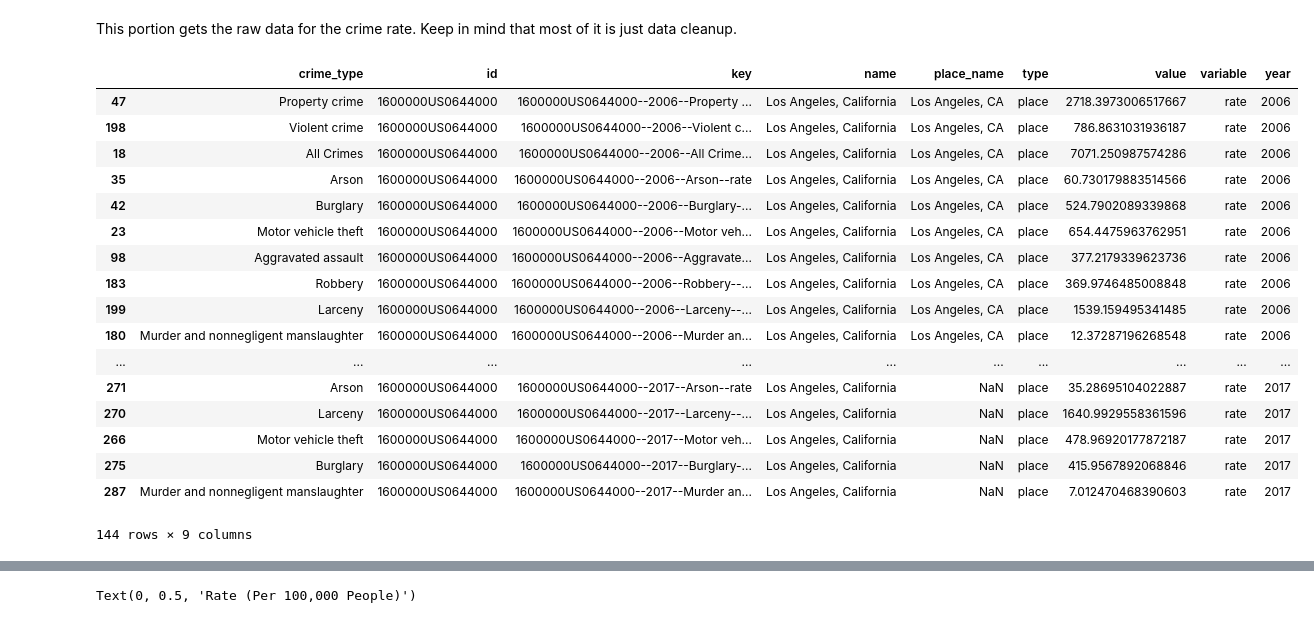
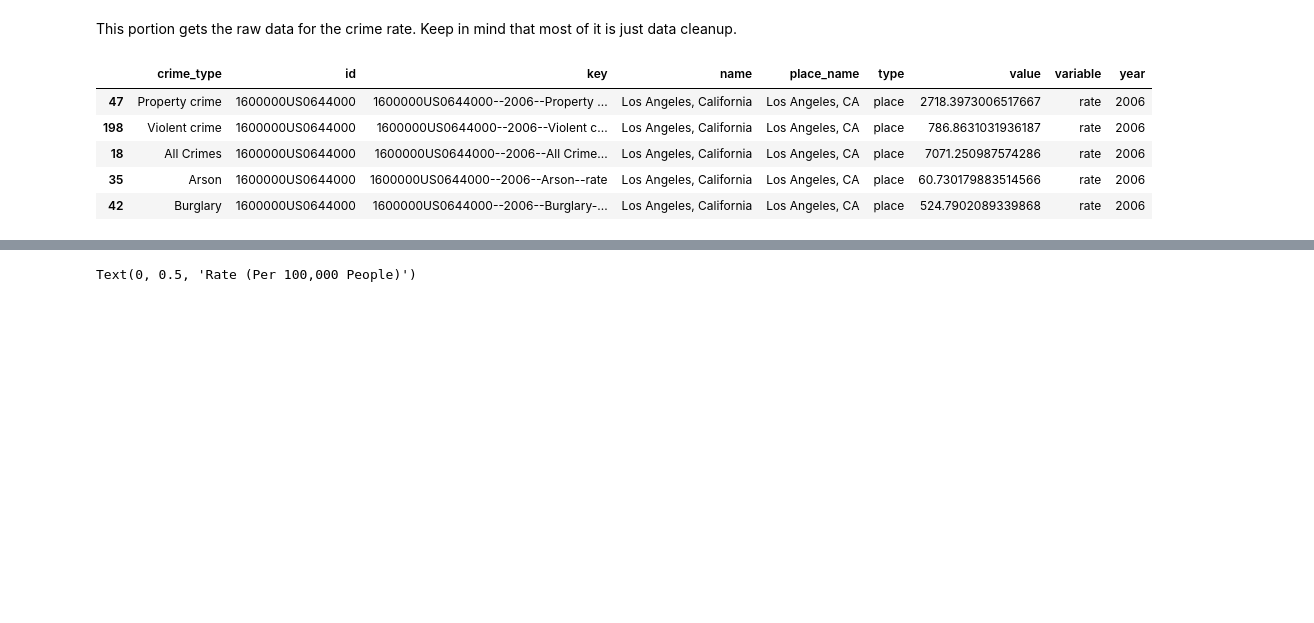
Before and after one commit to MikeAnderson89/National-Crime-Rate-Correlations, a Jupyter notebook: Los Angeles/Los_Angeles_Crime_Rate_Analysis.ipynb, the cells around one changed output, grey strips where cells are left out. Cells and saved outputs as stored; diff of their text form; code cells hidden in the pictures; blank space fills up the shorter version.

```diff
--- a/Los Angeles/Los_Angeles_Crime_Rate_Analysis.ipynb
+++ b/Los Angeles/Los_Angeles_Crime_Rate_Analysis.ipynb
@@ -27,30 +27,18 @@ data_df = pd.DataFrame(data)
 # %%
 #Sorting the values by year
 data_df = data_df.sort_values('year')
 
 #Finding only the "rate" of the number of crimes, not the count, so that it's uniform city to city
 crime_rate_df = data_df.loc[data_df['variable'] == 'rate']
 
-crime_rate_df
+crime_rate_df.head()
 # %% [output]
 |  | crime_type | id | key | name | place_name | type | value | variable | year |
 | 47 | Property crime | 1600000US0644000 | 1600000US0644000--2006--Property ... | Los Angeles, California | Los Angeles, CA | place | 2718.3973006517667 | rate | 2006 |
 | 198 | Violent crime | 1600000US0644000 | 1600000US0644000--2006--Violent c... | Los Angeles, California | Los Angeles, CA | place | 786.8631031936187 | rate | 2006 |
 | 18 | All Crimes | 1600000US0644000 | 1600000US0644000--2006--All Crime... | Los Angeles, California | Los Angeles, CA | place | 7071.250987574286 | rate | 2006 |
 | 35 | Arson | 1600000US0644000 | 1600000US0644000--2006--Arson--rate | Los Angeles, California | Los Angeles, CA | place | 60.730179883514566 | rate | 2006 |
 | 42 | Burglary | 1600000US0644000 | 1600000US0644000--2006--Burglary-... | Los Angeles, California | Los Angeles, CA | place | 524.7902089339868 | rate | 2006 |
-| 23 | Motor vehicle theft | 1600000US0644000 | 1600000US0644000--2006--Motor veh... | Los Angeles, California | Los Angeles, CA | place | 654.4475963762951 | rate | 2006 |
-| 98 | Aggravated assault | 1600000US0644000 | 1600000US0644000--2006--Aggravate... | Los Angeles, California | Los Angeles, CA | place | 377.2179339623736 | rate | 2006 |
-| 183 | Robbery | 1600000US0644000 | 1600000US0644000--2006--Robbery--... | Los Angeles, California | Los Angeles, CA | place | 369.9746485008848 | rate | 2006 |
-| 199 | Larceny | 1600000US0644000 | 1600000US0644000--2006--Larceny--... | Los Angeles, California | Los Angeles, CA | place | 1539.159495341485 | rate | 2006 |
-| 180 | Murder and nonnegligent manslaughter | 1600000US0644000 | 1600000US0644000--2006--Murder an... | Los Angeles, California | Los Angeles, CA | place | 12.37287196268548 | rate | 2006 |
-| ... | ... | ... | ... | ... | ... | ... | ... | ... | ... |
-| 271 | Arson | 1600000US0644000 | 1600000US0644000--2017--Arson--rate | Los Angeles, California | NaN | place | 35.28695104022887 | rate | 2017 |
-| 270 | Larceny | 1600000US0644000 | 1600000US0644000--2017--Larceny--... | Los Angeles, California | NaN | place | 1640.9929558361596 | rate | 2017 |
-| 266 | Motor vehicle theft | 1600000US0644000 | 1600000US0644000--2017--Motor veh... | Los Angeles, California | NaN | place | 478.96920177872187 | rate | 2017 |
-| 275 | Burglary | 1600000US0644000 | 1600000US0644000--2017--Burglary-... | Los Angeles, California | NaN | place | 415.9567892068846 | rate | 2017 |
-| 287 | Murder and nonnegligent manslaughter | 1600000US0644000 | 1600000US0644000--2017--Murder an... | Los Angeles, California | NaN | place | 7.012470468390603 | rate | 2017 |
-144 rows × 9 columns
 # %%
 #Filtering down to only the Violent Crimes
 
```
Also changed, not shown: parts of 2 cells of this notebook.
